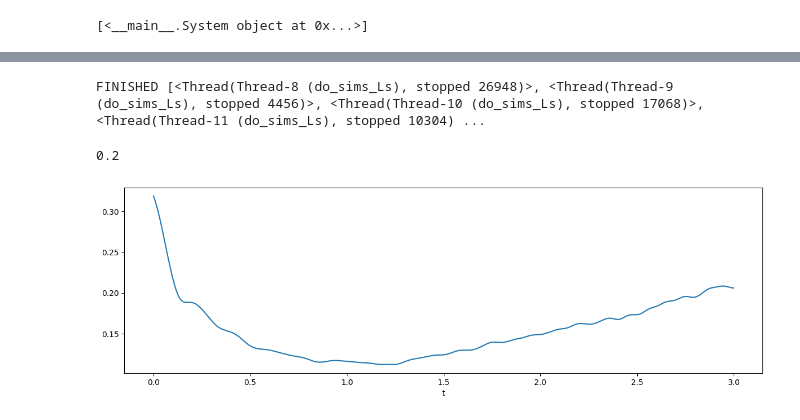
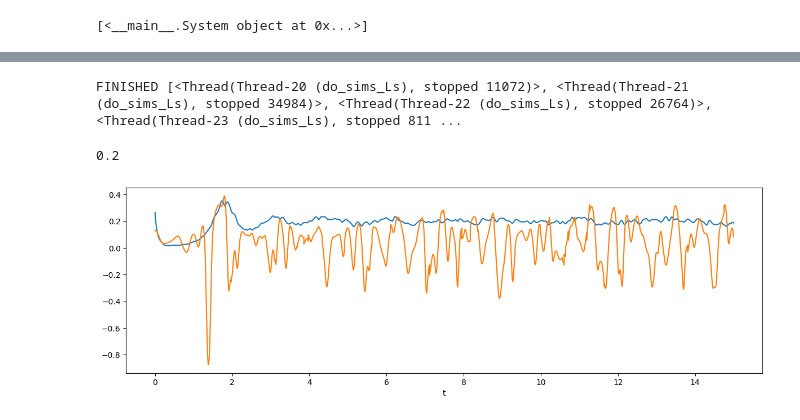
Before and after one commit to julius-clegg/Molecular-Dynamics-Simulation, a Jupyter notebook: PHYS2020 Project.ipynb, the cells around one changed output, grey strips where cells are left out. Saved outputs shown, nothing was run; the diff lists cells and outputs as text; code cells hidden in the pictures.

Commit message:
ran an nvt simulation batch with decent results finally! it is also 2GB in size and took 5 hours to compute ;-;

```diff
--- a/PHYS2020 Project.ipynb
+++ b/PHYS2020 Project.ipynb
@@ -27,7 +28,7 @@ $$
 rng = np.random.default_rng(seed=102)
 
 X_U_MIN = 2**(1/6)*1
-N_L = 10
+N_L = 15
 # N = N_L*N_L
 DIM = 2
 
@@ -467,12 +481,13 @@ system = time_evolution(r,v,wrap,L,DIM,N,steps,dt, T_target=T_target, zeta=None,
 system_saves = [system]
 # print(system_saves)
 # %%
-t_total,dt = 10,0.001
+t_total,dt = 20,0.001
 steps = int(t_total//dt)
 T_target = 0.5
+save = 0
 system = time_evolution(
-    system_saves[0].rs[-1], system_saves[0].vs[-1],
-    wrap,L,DIM,N,steps,dt, T_target=T_target, zeta=system_saves[0].zeta[-1], Q=1
+    system_saves[save].rs[-1], system_saves[save].vs[-1],
+    wrap,L,DIM,N,steps,dt, T_target=T_target, zeta=system_saves[save].zeta, Q=5
 )
 # system_saves.append(system)
 # %%
@@ -611,16 +628,15 @@ def do_sim(r,v,t,L,T_target=None, zeta=None, Q=None):
     system = time_evolution(r,v,wrap,L,DIM,N,steps,dt, T_target=T_target, zeta=zeta, Q=Q)
     return system
 
-def do_sims_Ls(r,T_target, n_times, A_step, results):
+def do_sims_Ls(r,T_target, n_times, A_end, results):
     global L
     v0 = rng.normal(0, T_target**0.5, (DIM,N))
-    l = L
-    system0 = do_sim(r,v,0.01,l,T_target=T_target, zeta=None, Q=2)
-    results.append(system0)
+    ls = np.linspace(L*L,A_end,n_times+1)**.5
+    # print(ls); return
     for i in range(n_times+1):
-        system = do_sim(results[-1].rs[-1],results[-1].vs[-1], 3, l, T_target=T_target, zeta=results[-1].zeta[-1], Q=100)
+        equil = do_sim(r,v,1,ls[i],T_target=T_target, zeta=None, Q=0.2)
+        system = do_sim(equil.rs[-1],equil.vs[-1], 15, ls[i], T_target=T_target, zeta=equil.zeta, Q=5)
         results.append(system)
-        l += A_step/l/2
 
 temperatures = [0.2, 0.5, 1, 1.5]
 all_results = [[] for _ in range(len(temperatures))]
@@ -628,41 +644,41 @@ threads = [None]*len(temperatures)
 
 # do_sims_Ls(r0, 0.5, 3, L*L*0.1, all_results[0])
 for i,T in enumerate(temperatures):
-    threads[i] = threading.Thread(target=do_sims_Ls, args=(r0, T, 3, L*L*0.1, all_results[i]))
+    threads[i] = threading.Thread(target=do_sims_Ls, args=(r0, T, 10, L*L*10, all_results[i]))
     threads[i].start()
 
 for i in range(len(threads)):
     threads[i].join()
 print("FINISHED", threads)
 
-with open("results.pkl","wb") as results_pickle:
+with open("results2.pkl","wb") as results_pickle:
     pickle.dump(all_results,results_pickle)
 # %% [output]
-FINISHED [<Thread(Thread-8 (do_sims_Ls), stopped 26948)>, <Thread(Thread-9 (do_sims_Ls), stopped 4456)>, <Thread(Thread-10 (do_sims_Ls), stopped 17068)>, <Thread(Thread-11 (do_sims_Ls), stopped 10304) ...
+FINISHED [<Thread(Thread-20 (do_sims_Ls), stopped 11072)>, <Thread(Thread-21 (do_sims_Ls), stopped 34984)>, <Thread(Thread-22 (do_sims_Ls), stopped 26764)>, <Thread(Thread-23 (do_sims_Ls), stopped 811 ...
 # %%
 all_Ps = [[system.Ps for system in systemT] for systemT in all_results]
 
-t_total,dt = 3,0.001
+t_total,dt = 15,0.001
 steps = int(t_total//dt)
 t = np.arange(steps)*dt
 
 print(all_results[0][4].T_target)
 
 fig,ax = plt.subplots()
 ax.plot(t,all_results[0][4].Ts)
-# ax.plot(t,all_Ps[0][1])
+ax.plot(t,all_Ps[0][4])
 # ax.plot(t,all_Ps[-1][-1])
 # ax.set_ylabel("P")
 ax.set_xlabel("t")
 
 # fig.suptitle("Pressure")
 # fig.subplots_adjust(top=0.90)
 fig.set_size_inches(12,4)
 fig.tight_layout(pad=1)
 fig.show()
 # %% [output]
 0.2
-[figure, old version]
+[figure, new version]
 # %%
 all_P_means = [[Ps[steps//3:].mean() for Ps in systemTPs] for systemTPs in all_Ps]
 all_P_stds = [[Ps[steps//3:].std() for Ps in systemTPs] for systemTPs in all_Ps]
```
Also changed, not shown: parts of 11 cells of this notebook.
